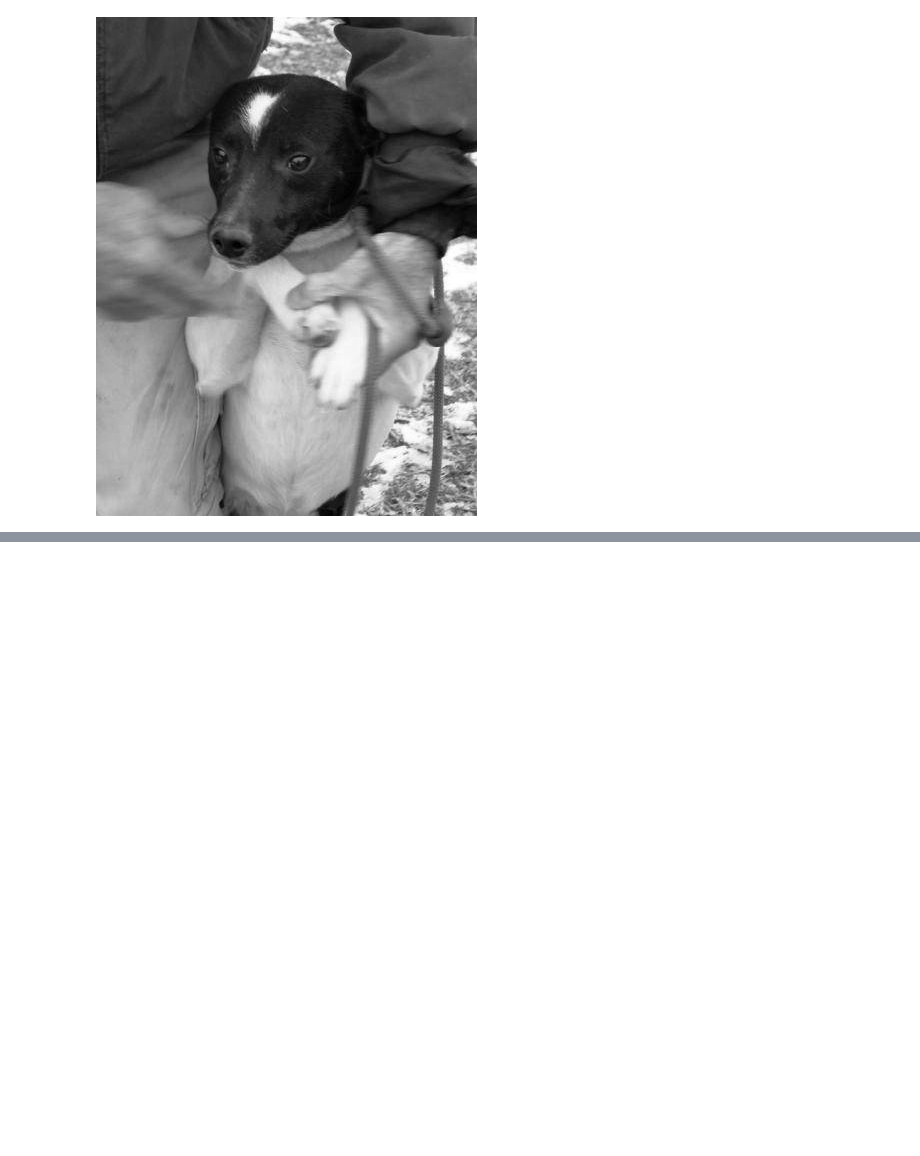
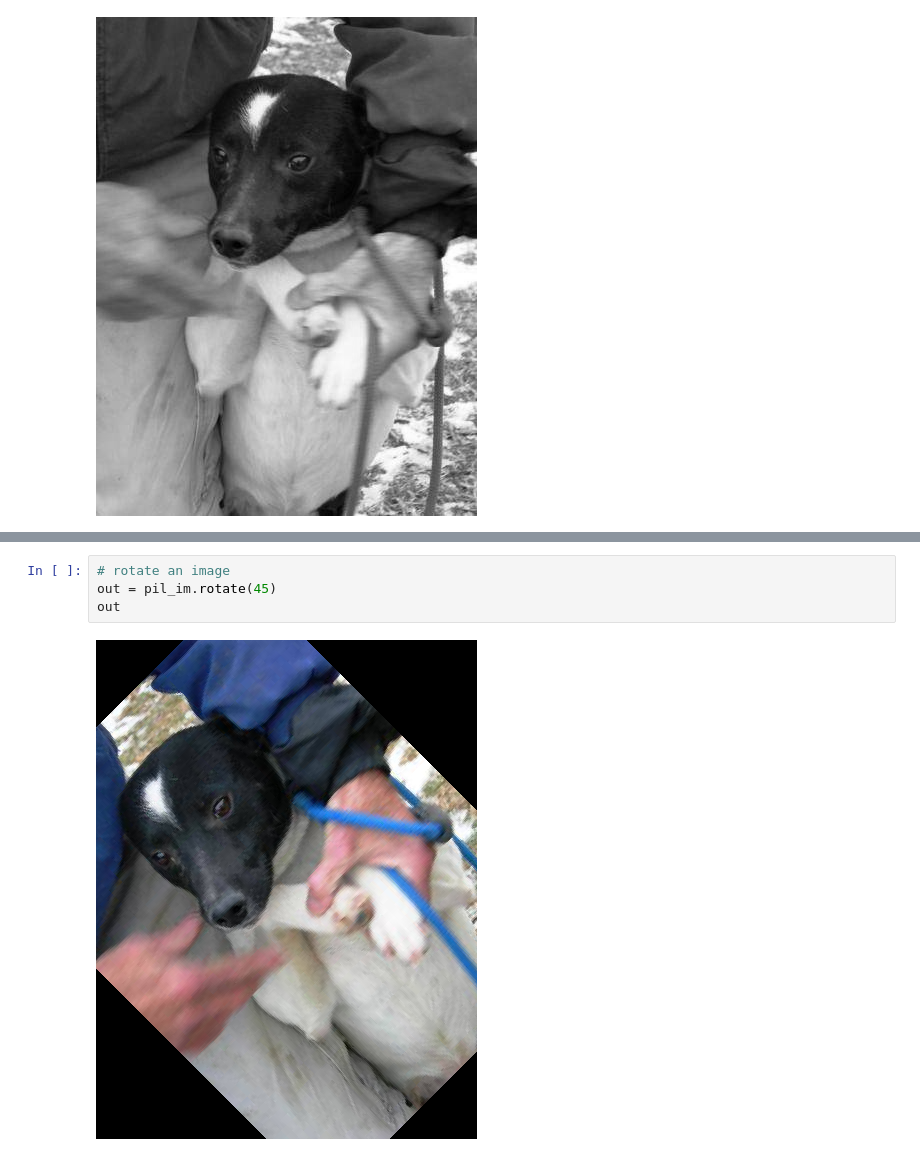
Before and after one commit to sjmiller8182/L-CompViz, a Jupyter notebook: CV-Ch1.ipynb, the cells around one changed output, grey strips where cells are left out. Drawn from its saved outputs; the diff is of its cells as text; blank space fills up the shorter version.

```diff
--- a/CV-Ch1.ipynb
+++ b/CV-Ch1.ipynb
@@ -23,0 +59,6 @@ pil_im.convert('L')
+# %%
+# rotate an image
+out = pil_im.rotate(45)
+out
+# %% [output]
+[figure, added]
```
Also changed, not shown: parts of 11 cells of this notebook.
